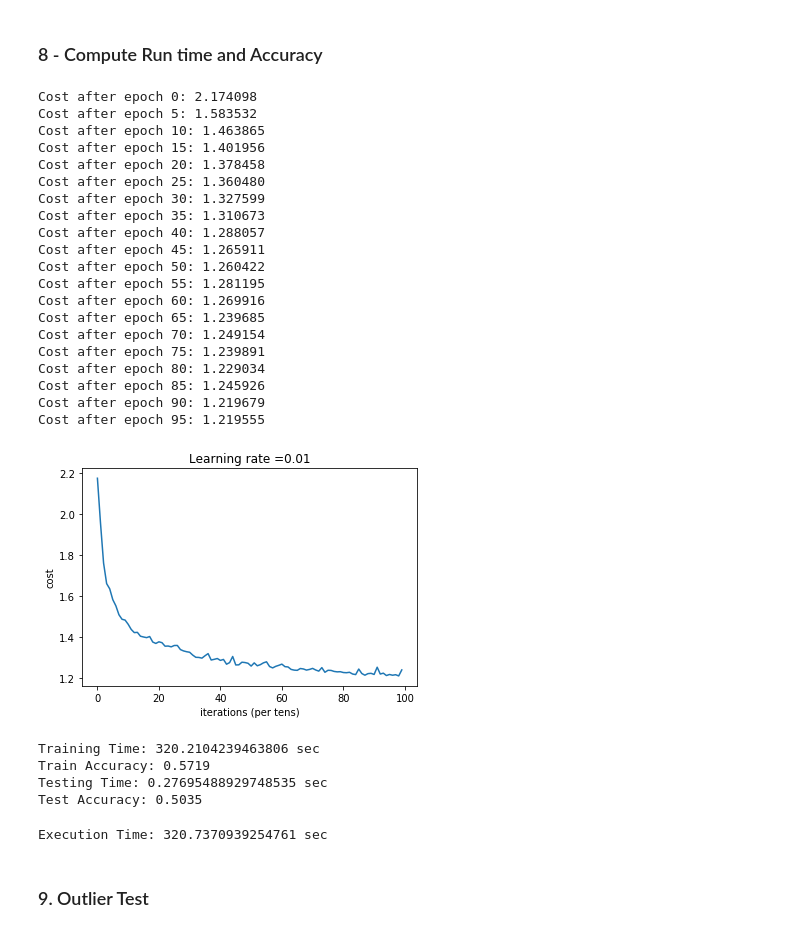
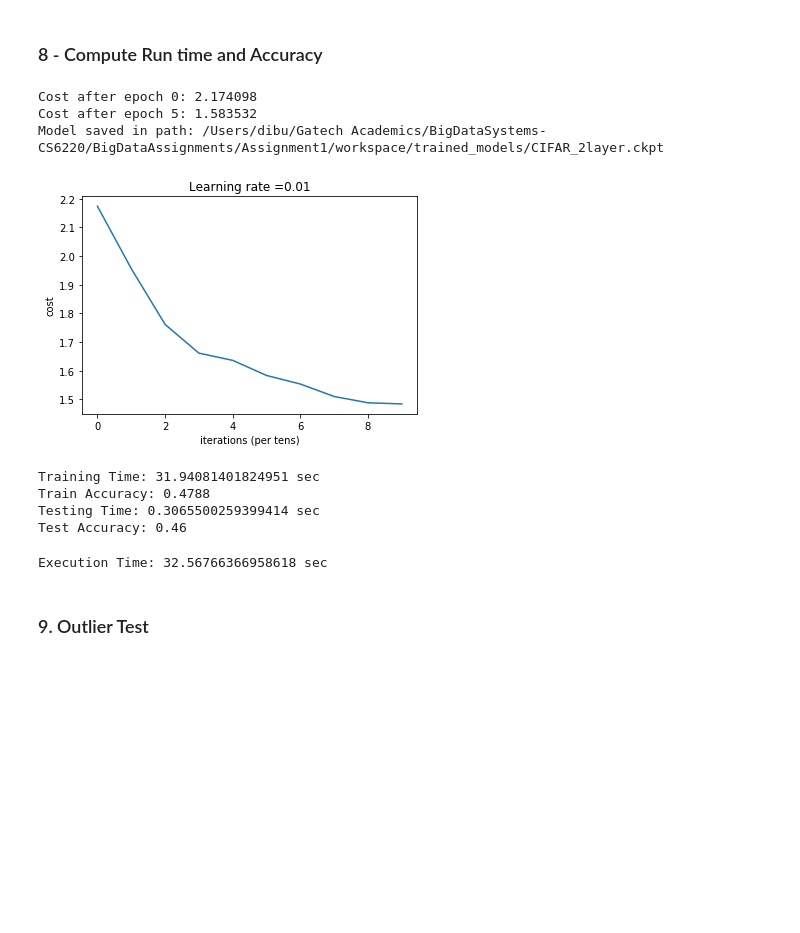
Before and after one commit to divyanshu25/BigDataSystems, a Jupyter notebook: Assignment1/workspace/CIFAR_2layer_CNN_Kclass.ipynb, the cells around one changed output. Cells and saved outputs as stored; diff of their text form; code cells hidden in the pictures; blank space fills up the shorter version.

```diff
--- a/Assignment1/workspace/CIFAR_2layer_CNN_Kclass.ipynb
+++ b/Assignment1/workspace/CIFAR_2layer_CNN_Kclass.ipynb
@@ -58,6 +59,23 @@ def load_dataset():
 
 
     return xtr,ytr,xte,yte,np.arange(9)
+# %%
+def load_outlier_data():
+    num_classes = 40
+    rootDir = '/Users/dibu/Gatech Academics/BigDataSystems-CS6220/BigDataAssignments/Assignment1/workspace/OutlierTestData'
+    X=[]
+    flag = 0
+    basedir = ""
+
+    for dirName, subdirList, fileList in os.walk(rootDir):
+#         print(fileList)
+        for fname in fileList:
+#             print(fname)
+            img = Image.open( dirName+'/'+fname )
+            data = np.array( img, dtype='uint8' )
+            X.append(data)
+
+    return X
 # %%
 def convert_to_onehot(X, num_classes):
 
@@ -71,6 +91,8 @@ def convert_to_onehot(X, num_classes):
 X_train, Y_train, X_test, Y_test, classes = load_dataset()
 Y_train = convert_to_onehot(Y_train,10);
 Y_test = convert_to_onehot(Y_test,10);
+X_outlier = load_outlier_data()
+X_outlier = np.array(X_outlier)
 # %%
 print("X_train shape: "+ str(X_train.shape))
 print("Y_train shape: "+ str(Y_train.shape))
@@ -195,7 +226,7 @@ def random_mini_batches(X, Y, mini_batch_size = 64, seed = 0):
 # %%
 import time
 def model(X_train, Y_train, X_test, Y_test, learning_rate = 0.01,
-          num_epochs = 100, minibatch_size = 200, print_cost = True):
+          num_epochs = 10, minibatch_size = 200, print_cost = True):
 
     ops.reset_default_graph()
     tf.set_random_seed(1)
@@ -211,6 +242,8 @@ def model(X_train, Y_train, X_test, Y_test, learning_rate = 0.01,
     cost = compute_cost(Z3,Y)
     optimizer = tf.train.AdamOptimizer(learning_rate = learning_rate).minimize(cost)
     init = tf.global_variables_initializer()
+    saver = tf.train.Saver()
+    final_predictions = []
 
     with tf.Session() as sess:
         tr_start_time = time.time()
@@ -232,7 +265,8 @@ def model(X_train, Y_train, X_test, Y_test, learning_rate = 0.01,
             if print_cost == True and epoch % 1 == 0:
                 costs.append(minibatch_cost)
 
-
+        save_path = saver.save(sess, "/Users/dibu/Gatech Academics/BigDataSystems-CS6220/BigDataAssignments/Assignment1/workspace/trained_models/CIFAR_2layer.ckpt")
+        print("Model saved in path: %s" % save_path)
 
 
         plt.plot(np.squeeze(costs))
@@ -243,12 +277,13 @@ def model(X_train, Y_train, X_test, Y_test, learning_rate = 0.01,
 
 
         predict_op = tf.argmax(Z3, 1)
+#         final_predictions = predict_op.eval(feed_dict={X: X_train})
         correct_prediction = tf.equal(predict_op, tf.argmax(Y, 1))
 
         accuracy = tf.reduce_mean(tf.cast(correct_prediction, "float"))
         train_accuracy = accuracy.eval({X: X_train, Y: Y_train})
         tr_end_time = time.time()
-
+        #=================================#
         te_start_time = time.time()
         test_accuracy = accuracy.eval({X: X_test, Y: Y_test})
         te_end_time = time.time()
@@ -257,8 +292,9 @@ def model(X_train, Y_train, X_test, Y_test, learning_rate = 0.01,
         print("Testing Time: "+ str(te_end_time - te_start_time) + " sec")
         print("Test Accuracy:", test_accuracy)
 
+        outlier_predictions = predict_op.eval(feed_dict={X: X_outlier})
 
-        return train_accuracy, test_accuracy, parameters
+        return outlier_predictions, train_accuracy, test_accuracy, parameters
 # %% [markdown]
 ### 8 - Compute Run time and Accuracy
 # %%
@@ -268,40 +304,23 @@ def time_function(f, *args):
     """
     import time
     tic = time.time()
-    _, _, parameters = f(*args)
+    outlier_predictions,_, _, parameters = f(*args)
     toc = time.time()
-    return toc - tic
+    return outlier_predictions, toc - tic
 # %%
-execution_time = time_function(model, X_train_sample, Y_train_sample, X_test_sample, Y_test_sample)
+outlier_predictions, execution_time = time_function(model, X_train_sample, Y_train_sample, X_test_sample, Y_test_sample)
 # %% [output]
 Cost after epoch 0: 2.174098
 Cost after epoch 5: 1.583532
-Cost after epoch 10: 1.463865
-Cost after epoch 15: 1.401956
-Cost after epoch 20: 1.378458
-Cost after epoch 25: 1.360480
-Cost after epoch 30: 1.327599
-Cost after epoch 35: 1.310673
-Cost after epoch 40: 1.288057
-Cost after epoch 45: 1.265911
-Cost after epoch 50: 1.260422
-Cost after epoch 55: 1.281195
-Cost after epoch 60: 1.269916
-Cost after epoch 65: 1.239685
-Cost after epoch 70: 1.249154
-Cost after epoch 75: 1.239891
-Cost after epoch 80: 1.229034
-Cost after epoch 85: 1.245926
-Cost after epoch 90: 1.219679
-Cost after epoch 95: 1.219555
+Model saved in path: /Users/dibu/Gatech Academics/BigDataSystems-CS6220/BigDataAssignments/Assignment1/workspace/trained_models/CIFAR_2layer.ckpt
-[figure, old version]
+[figure, new version]
-Training Time: 320.2104239463806 sec
-Train Accuracy: 0.5719
-Testing Time: 0.27695488929748535 sec
-Test Accuracy: 0.5035
+Training Time: 31.94081401824951 sec
+Train Accuracy: 0.4788
+Testing Time: 0.3065500259399414 sec
+Test Accuracy: 0.46
 # %%
 print("Execution Time: " + str(execution_time) + " sec")
 # %% [output]
-Execution Time: 320.7370939254761 sec
+Execution Time: 32.56766366958618 sec
 # %% [markdown]
 ### 9. Outlier Test
```
Also changed, not shown: parts of 5 cells of this notebook, 19 other files.
